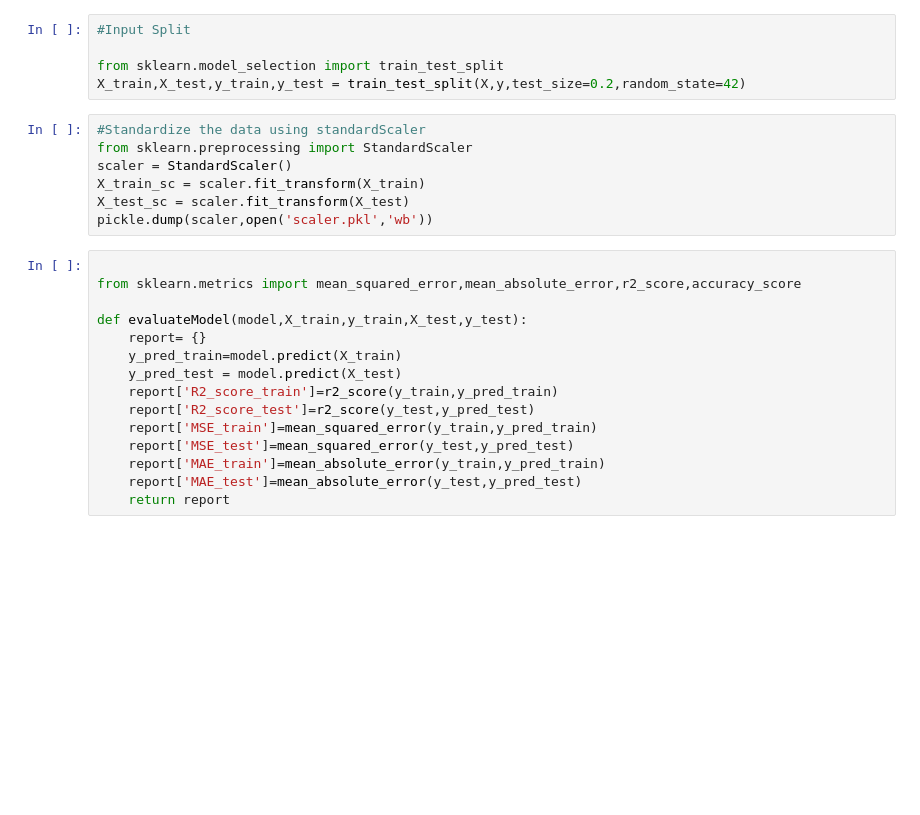
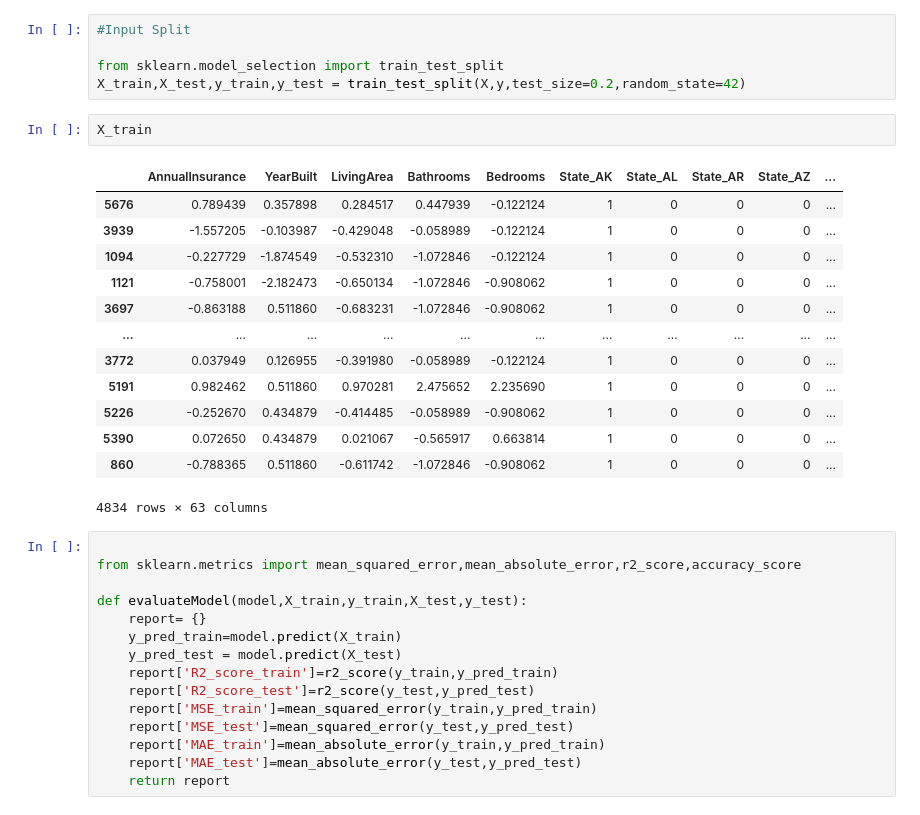
Before and after one commit to jyothiprasanthdr/House-Price-Prediction-App, a Jupyter notebook: House Price Prediction Model.ipynb, the cells around one changed output. Saved outputs shown, nothing was run; the diff lists cells and outputs as text; blank space fills up the shorter version.

```diff
--- a/House Price Prediction Model.ipynb
+++ b/House Price Prediction Model.ipynb
@@ -382,12 +397,21 @@ Name: Price, Length: 6043, dtype: int64
 from sklearn.model_selection import train_test_split
 X_train,X_test,y_train,y_test = train_test_split(X,y,test_size=0.2,random_state=42)
 # %%
-#Standardize the data using standardScaler
-from sklearn.preprocessing import StandardScaler
-scaler = StandardScaler()
-X_train_sc = scaler.fit_transform(X_train)
-X_test_sc = scaler.fit_transform(X_test)
-pickle.dump(scaler,open('scaler.pkl','wb'))
+X_train
+# %% [output]
+|  | AnnualInsurance | YearBuilt | LivingArea | Bathrooms | Bedrooms | State_AK | State_AL | State_AR | State_AZ | ... |
+| 5676 | 0.789439 | 0.357898 | 0.284517 | 0.447939 | -0.122124 | 1 | 0 | 0 | 0 | ... |
+| 3939 | -1.557205 | -0.103987 | -0.429048 | -0.058989 | -0.122124 | 1 | 0 | 0 | 0 | ... |
+| 1094 | -0.227729 | -1.874549 | -0.532310 | -1.072846 | -0.122124 | 1 | 0 | 0 | 0 | ... |
+| 1121 | -0.758001 | -2.182473 | -0.650134 | -1.072846 | -0.908062 | 1 | 0 | 0 | 0 | ... |
+| 3697 | -0.863188 | 0.511860 | -0.683231 | -1.072846 | -0.908062 | 1 | 0 | 0 | 0 | ... |
+| ... | ... | ... | ... | ... | ... | ... | ... | ... | ... | ... |
+| 3772 | 0.037949 | 0.126955 | -0.391980 | -0.058989 | -0.122124 | 1 | 0 | 0 | 0 | ... |
+| 5191 | 0.982462 | 0.511860 | 0.970281 | 2.475652 | 2.235690 | 1 | 0 | 0 | 0 | ... |
+| 5226 | -0.252670 | 0.434879 | -0.414485 | -0.058989 | -0.908062 | 1 | 0 | 0 | 0 | ... |
+| 5390 | 0.072650 | 0.434879 | 0.021067 | -0.565917 | 0.663814 | 1 | 0 | 0 | 0 | ... |
+| 860 | -0.788365 | 0.511860 | -0.611742 | -1.072846 | -0.908062 | 1 | 0 | 0 | 0 | ... |
+4834 rows × 63 columns
 # %%
 
 from sklearn.metrics import mean_squared_error,mean_absolute_error,r2_score,accuracy_score
```
Also changed, not shown: parts of 25 cells of this notebook, 6 other files.
